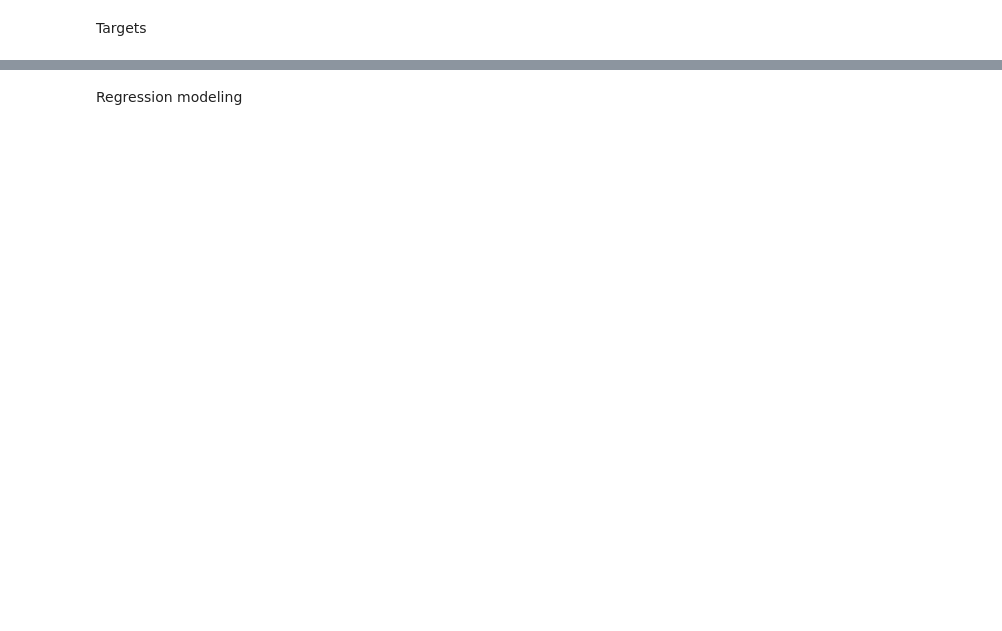
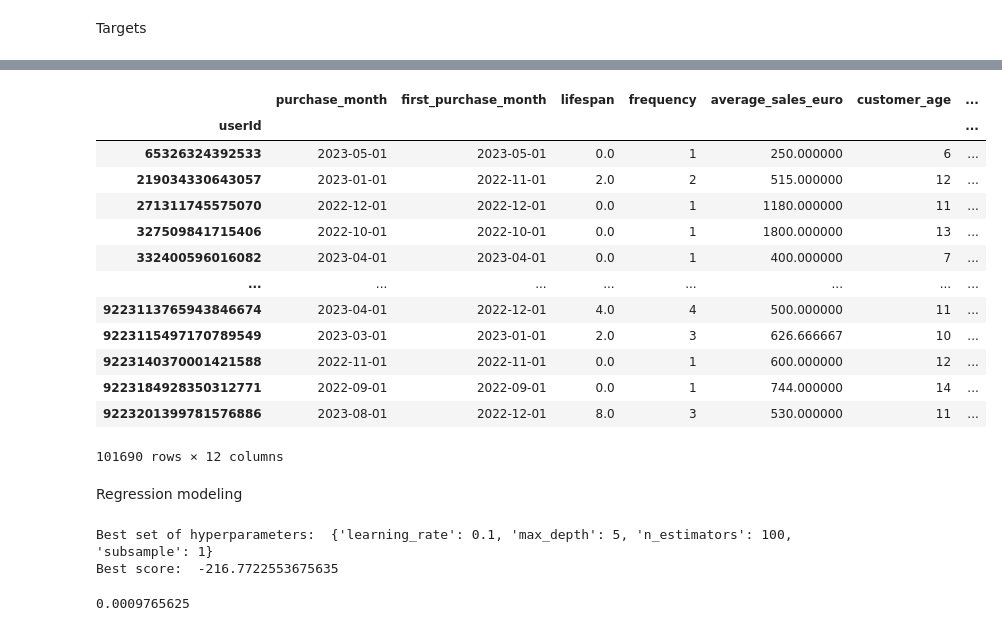
Before and after one commit to kennedyopokuasare/ResqCLV, a Jupyter notebook: customer-lifetime-value-analysis.ipynb, the cells around one changed output, grey strips where cells are left out. Drawn from its saved outputs; the diff is of its cells as text; code cells hidden in the pictures; blank space fills up the shorter version.

```diff
--- a/customer-lifetime-value-analysis.ipynb
+++ b/customer-lifetime-value-analysis.ipynb
@@ -693,2 +706,19 @@ ml_df = past_ml_data.merge(sales_next_90_features, left_index=True, right_index=
+# %%
+ml_df
+# %% [output]
+|  | purchase_month | first_purchase_month | lifespan | frequency | average_sales_euro | customer_age | ... |
+| userId |  |  |  |  |  |  | ... |
+| 65326324392533 | 2023-05-01 | 2023-05-01 | 0.0 | 1 | 250.000000 | 6 | ... |
+| 219034330643057 | 2023-01-01 | 2022-11-01 | 2.0 | 2 | 515.000000 | 12 | ... |
+| 271311745575070 | 2022-12-01 | 2022-12-01 | 0.0 | 1 | 1180.000000 | 11 | ... |
+| 327509841715406 | 2022-10-01 | 2022-10-01 | 0.0 | 1 | 1800.000000 | 13 | ... |
+| 332400596016082 | 2023-04-01 | 2023-04-01 | 0.0 | 1 | 400.000000 | 7 | ... |
+| ... | ... | ... | ... | ... | ... | ... | ... |
+| 9223113765943846674 | 2023-04-01 | 2022-12-01 | 4.0 | 4 | 500.000000 | 11 | ... |
+| 9223115497170789549 | 2023-03-01 | 2023-01-01 | 2.0 | 3 | 626.666667 | 10 | ... |
+| 9223140370001421588 | 2022-11-01 | 2022-11-01 | 0.0 | 1 | 600.000000 | 12 | ... |
+| 9223184928350312771 | 2022-09-01 | 2022-09-01 | 0.0 | 1 | 744.000000 | 14 | ... |
+| 9223201399781576886 | 2023-08-01 | 2022-12-01 | 8.0 | 3 | 530.000000 | 11 | ... |
+101690 rows × 12 columns
 # %% [markdown]
 Regression modeling
@@ -694,0 +728,23 @@ Regression modeling
+# %%
+regressor = XGBRegressor()
+param_grid = {
+    "max_depth": [3, 5, 7],
+    "learning_rate": [0.1, 0.01, 0.001],
+    "subsample": [0.5, 0.7, 1],
+    "n_estimators": [50, 100, 1000],
+}
+
+grid_search_reg = GridSearchCV(
+    estimator=regressor,
+    param_grid=param_grid,
+    cv=KFold(n_splits=10),
+    scoring="neg_mean_absolute_error",
+)
+
+grid_search_reg.fit(X=features, y=reg_target)
+# Print the best set of hyperparameters and the corresponding score
+print("Best set of hyperparameters: ", grid_search_reg.best_params_)
+print(f"Best Mean MAE:{np.absolute(grid_search_reg.best_score_):.3f}")
+# %% [output]
+Best set of hyperparameters:  {'learning_rate': 0.1, 'max_depth': 5, 'n_estimators': 100, 'subsample': 1}
+Best score:  -216.7722553675635
@@ -694,0 +753,8 @@ Regression modeling
+# %%
+import shap
+
+explainer_reg = shap.TreeExplainer(grid_search_reg.best_estimator_)
+explanation_reg = explainer_reg(features)
+shap_values_reg = explanation_reg.values
+# %% [output]
+0.0009765625
```
Also changed, not shown: parts of 26 cells of this notebook, 1 other file.
